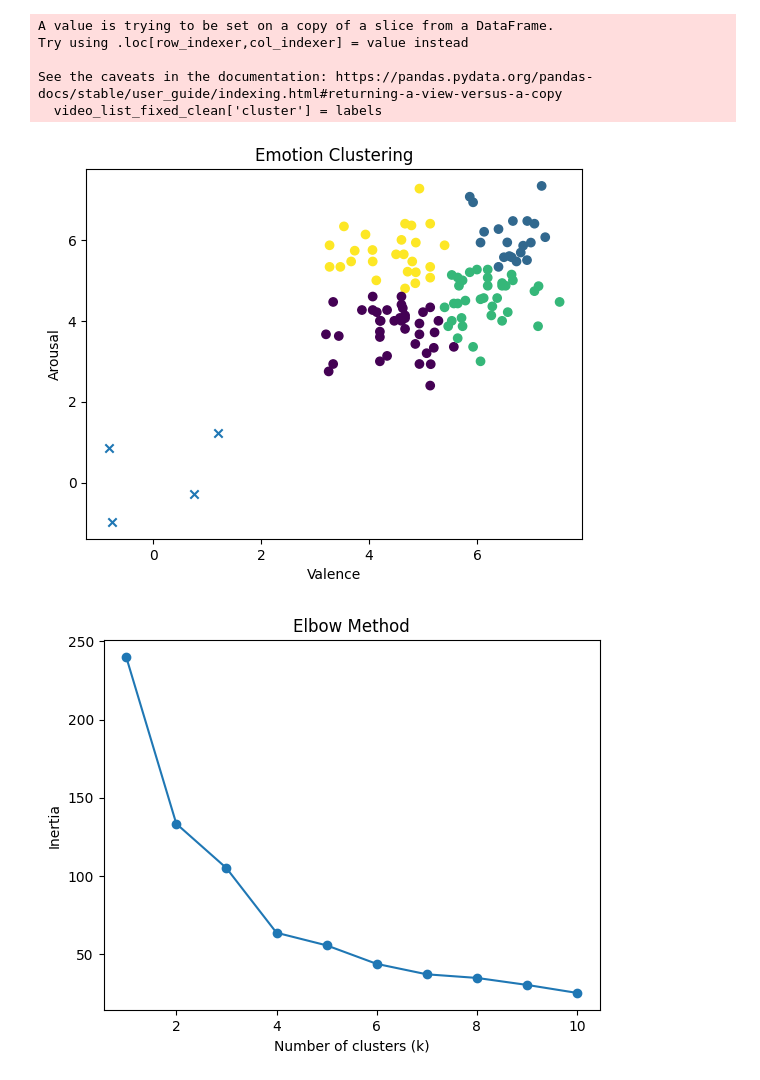
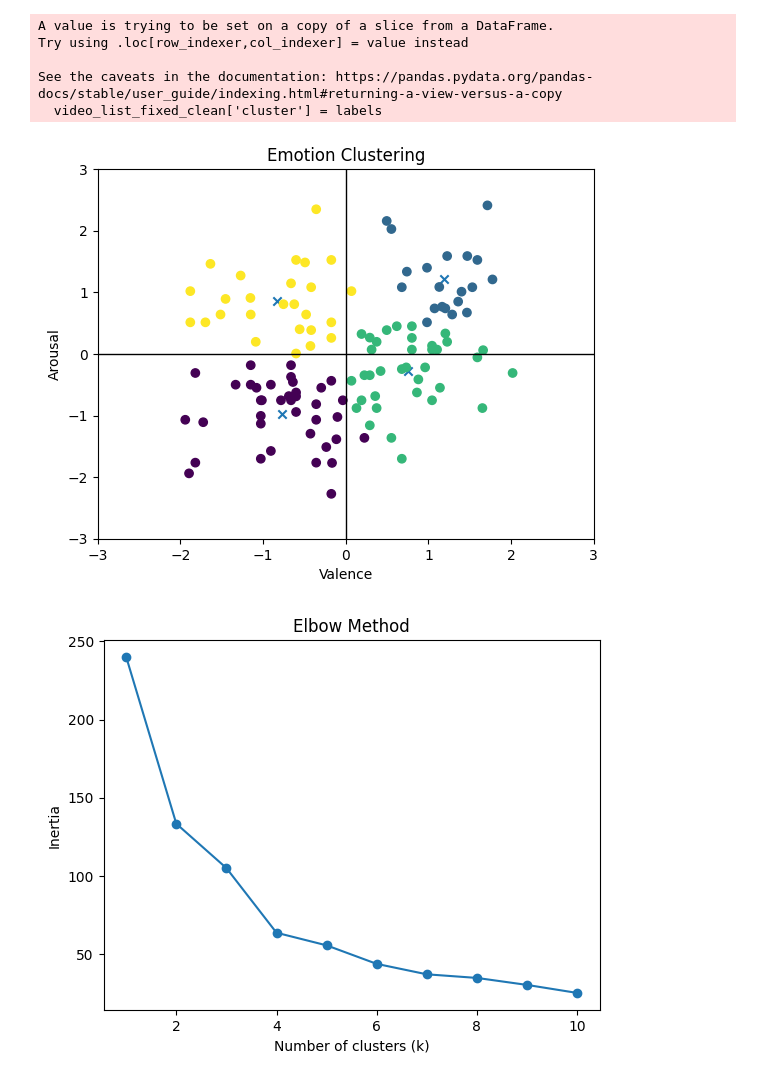
Before and after one commit to AmberPenguin24/MachineLearningProject, a Jupyter notebook: Training/renameMeFile.ipynb, the cells around one changed output. Saved outputs shown, nothing was run; the diff lists cells and outputs as text; code cells hidden in the pictures.

Commit message:
Updated the graph for the kmeans

```diff
--- a/Training/renameMeFile.ipynb
+++ b/Training/renameMeFile.ipynb
@@ -147,18 +147,25 @@ See the caveats in the documentation: https://pandas.pydata.org/pandas-docs/stab
 # %%
 import matplotlib.pyplot as plt
 
 plt.scatter(video_list_fixed_clean['AVG_Valence'], video_list_fixed_clean['AVG_Arousal'], c=video_list_fixed_clean['cluster'])
 
 # cluster centers
 centers = kmeans.cluster_centers_
 plt.scatter(centers[:, 0], centers[:, 1], marker='x')
+plt.scatter(X[:, 0], X[:, 1], c=labels)
 
 plt.xlabel('Valence')
 plt.ylabel('Arousal')
 plt.title('Emotion Clustering')
+
+plt.axhline(0, color='black', linewidth=1) # Adds a horizontal line (Arousal = 0)
+plt.axvline(0, color='black', linewidth=1) # Adds a vertical line (Valence = 0)
+plt.xlim(-3, 3) # Shows the full horizontal range of scaled data
+plt.ylim(-3, 3) # Shows the full vertical range of scaled data
+
 plt.show()
 # %% [output]
-[figure, old version]
+[figure, new version]
 # %%
 from sklearn.cluster import KMeans
 
```
Also changed, not shown: 1 other file.
